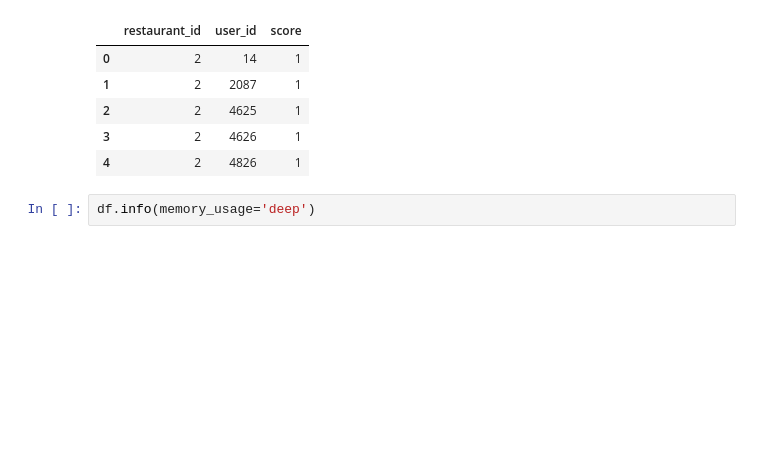
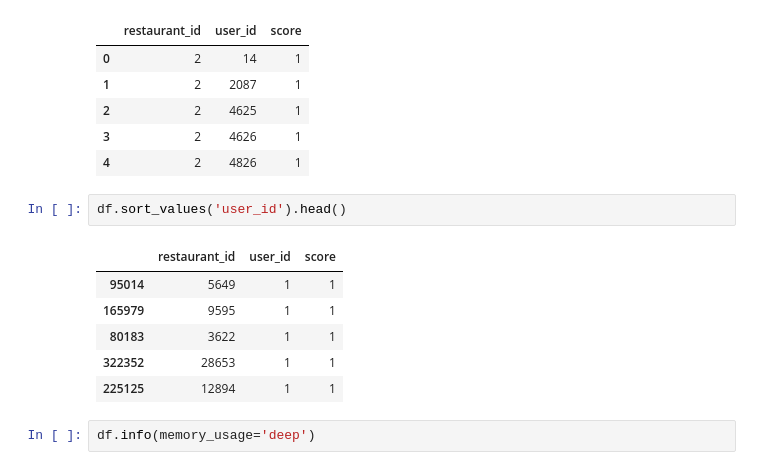
Before and after one commit to ruiyl/Data-Science-Project-1, a Jupyter notebook: src2.ipynb, the cells around one changed output. Cells and saved outputs as stored; diff of their text form; blank space fills up the shorter version.

```diff
--- a/src2.ipynb
+++ b/src2.ipynb
@@ -12,6 +12,15 @@ df.head()
 | 2 | 2 | 4625 | 1 |
 | 3 | 2 | 4626 | 1 |
 | 4 | 2 | 4826 | 1 |
+# %%
+df.sort_values('user_id').head()
+# %% [output]
+|  | restaurant_id | user_id | score |
+| 95014 | 5649 | 1 | 1 |
+| 165979 | 9595 | 1 | 1 |
+| 80183 | 3622 | 1 | 1 |
+| 322352 | 28653 | 1 | 1 |
+| 225125 | 12894 | 1 | 1 |
 # %%
 df.info(memory_usage='deep')
 # %% [output]
```
Also changed, not shown: parts of 13 cells of this notebook, 19 other files.
